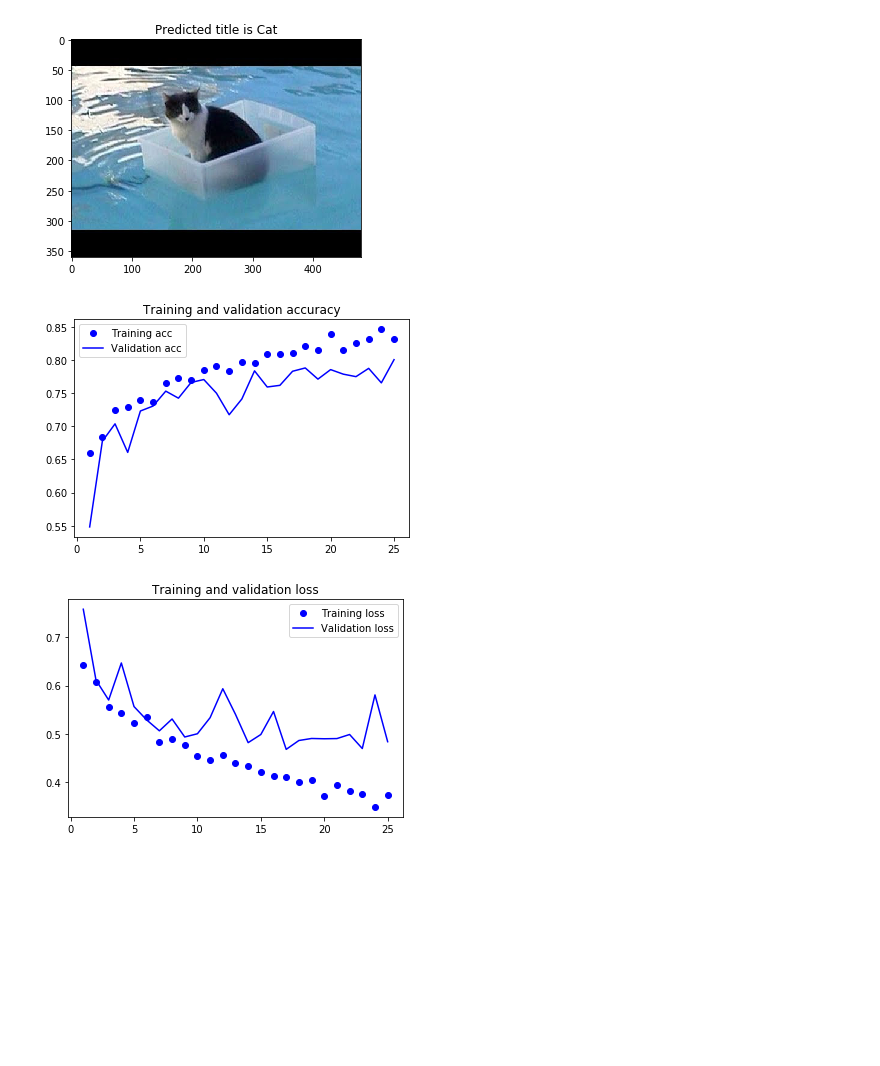
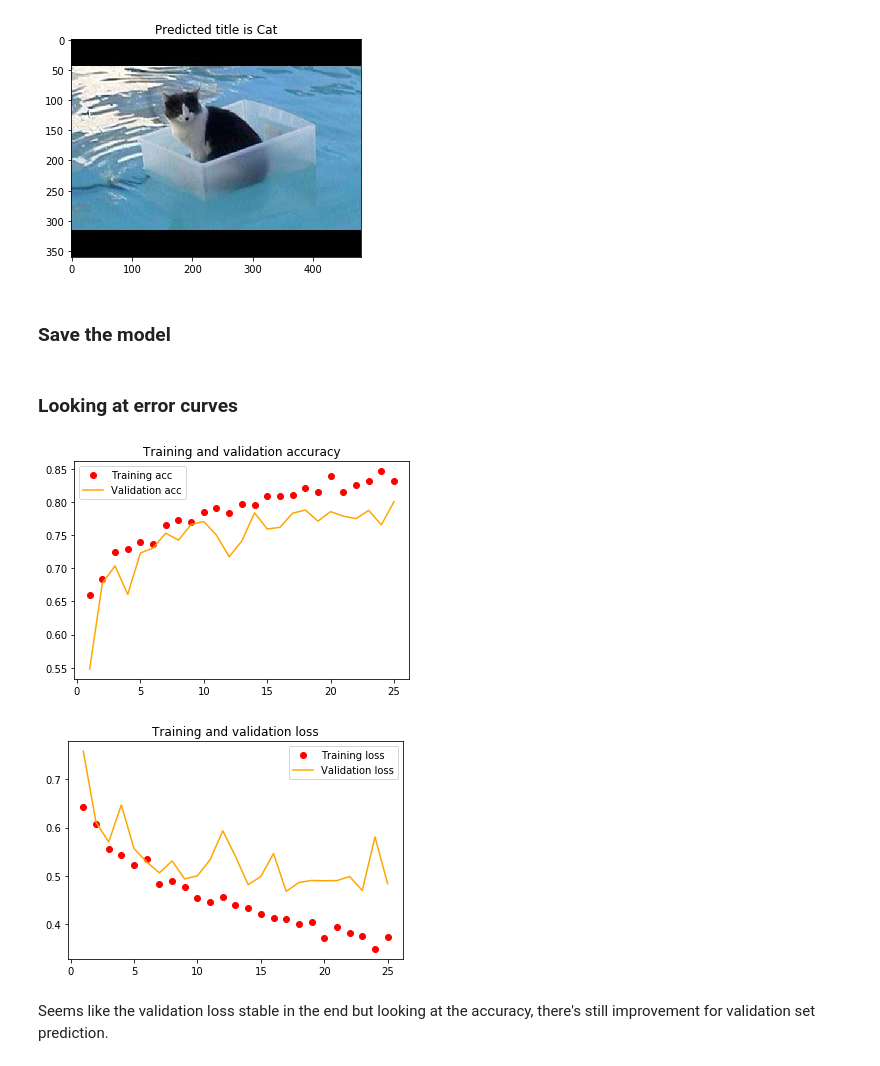
Before and after one commit to DuongVu39/Computer_Vision, a Jupyter notebook: Exploration_of_CV.ipynb, the cells around one changed output. Cells and saved outputs as stored; diff of their text form; code cells hidden in the pictures; blank space fills up the shorter version.

```diff
--- a/Exploration_of_CV.ipynb
+++ b/Exploration_of_CV.ipynb
@@ -225,27 +224,34 @@ for i in test_list:
 [figure]
 [figure]
 [figure]
+# %% [markdown]
+### Save the model
 # %%
 model.save('results/note1_first_model.h5')
+# %% [markdown]
+### Looking at error curves
 # %%
 # plot error curves
 acc = history.history['acc']
 val_acc = history.history['val_acc']
 loss = history.history['loss']
 val_loss = history.history['val_loss']
 
 epochs = range(1, len(acc) + 1)
 
-plt.plot(epochs, acc, 'bo', label='Training acc')
-plt.plot(epochs, val_acc, 'b', label='Validation acc')
+plt.plot(epochs, acc, 'bo', label='Training acc', color='r')
+plt.plot(epochs, val_acc, label='Validation acc', color='orange')
 plt.title('Training and validation accuracy')
 plt.legend()
 plt.figure()
-plt.plot(epochs, loss, 'bo', label='Training loss')
-plt.plot(epochs, val_loss, 'b', label='Validation loss')
+
+plt.plot(epochs, loss, 'bo', label='Training loss', color='r')
+plt.plot(epochs, val_loss, label='Validation loss', color='orange')
 plt.title('Training and validation loss')
 plt.legend()
 plt.show()
 # %% [output]
-[figure, old version]
+[figure, new version]
-[figure, old version]
+[figure, new version]
+# %% [markdown]
+Seems like the validation loss stable in the end but looking at the accuracy, there's still improvement for validation set prediction.
```
Also changed, not shown: parts of 2 cells of this notebook.
